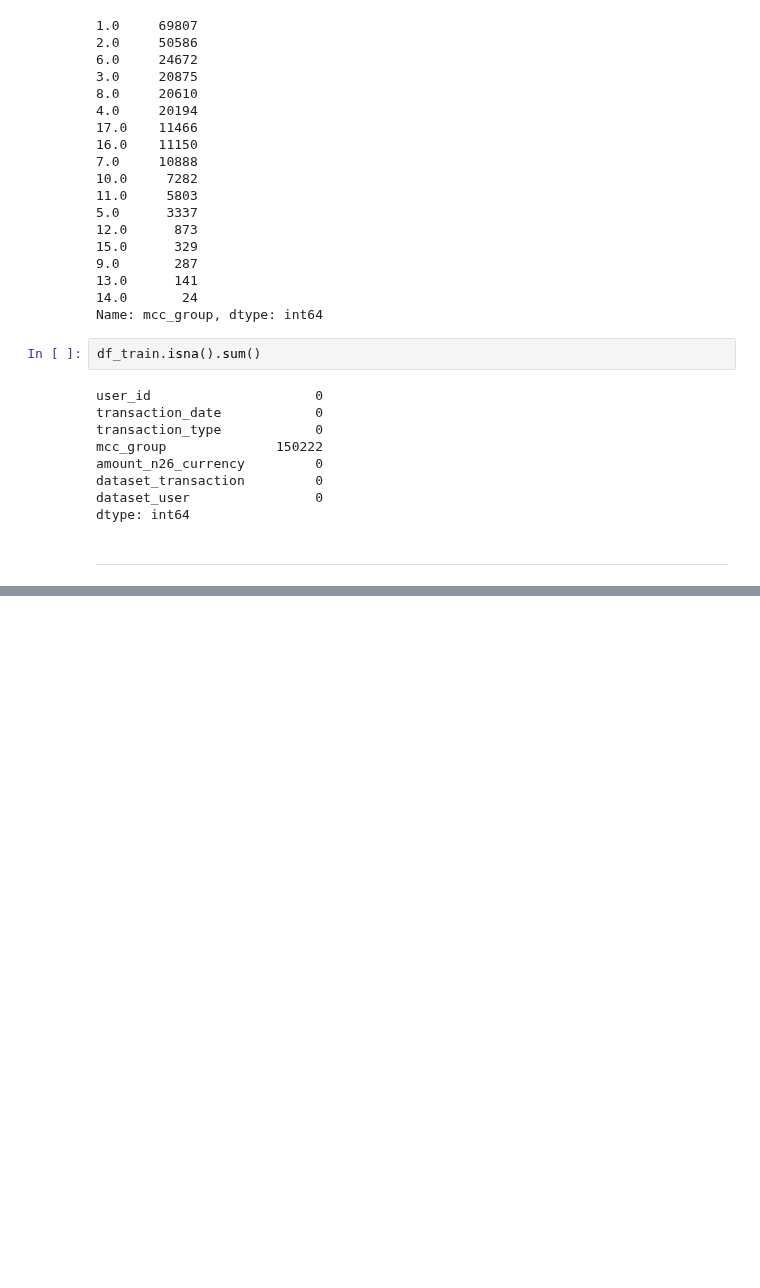
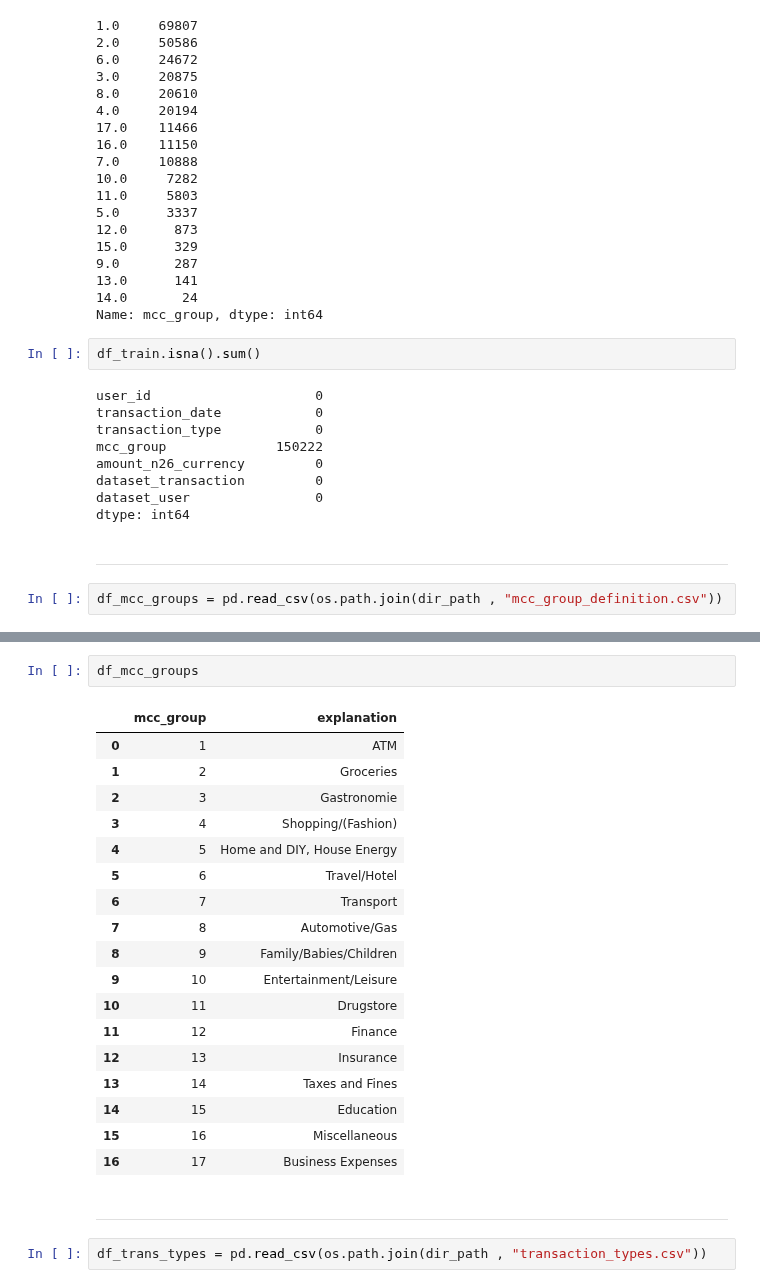
Before and after one commit to ajits-github/TimeSeries_Income_And_Expense_Prediction, a Jupyter notebook: TimeSeries_Income_And_Expense_Prediction.ipynb, the cells around one changed output, grey strips where cells are left out. Saved outputs shown, nothing was run; the diff lists cells and outputs as text; blank space fills up the shorter version.

```diff
--- a/TimeSeries_Income_And_Expense_Prediction.ipynb
+++ b/TimeSeries_Income_And_Expense_Prediction.ipynb
@@ -101,3 +101,5 @@ dtype: int64
 
 
 ---
+# %%
+df_mcc_groups = pd.read_csv(os.path.join(dir_path , "mcc_group_definition.csv"))
@@ -103,0 +118,27 @@ dtype: int64
+# %%
+df_mcc_groups
+# %% [output]
+|  | mcc_group | explanation |
+| 0 | 1 | ATM |
+| 1 | 2 | Groceries |
+| 2 | 3 | Gastronomie |
+| 3 | 4 | Shopping/(Fashion) |
+| 4 | 5 | Home and DIY, House Energy |
+| 5 | 6 | Travel/Hotel |
+| 6 | 7 | Transport |
+| 7 | 8 | Automotive/Gas |
+| 8 | 9 | Family/Babies/Children |
+| 9 | 10 | Entertainment/Leisure |
+| 10 | 11 | Drugstore |
+| 11 | 12 | Finance |
+| 12 | 13 | Insurance |
+| 13 | 14 | Taxes and Fines |
+| 14 | 15 | Education |
+| 15 | 16 | Miscellaneous |
+| 16 | 17 | Business Expenses |
+# %% [markdown]
+
+
+---
+# %%
+df_trans_types = pd.read_csv(os.path.join(dir_path , "transaction_types.csv"))
```
Also changed, not shown: parts of 4 cells of this notebook.
